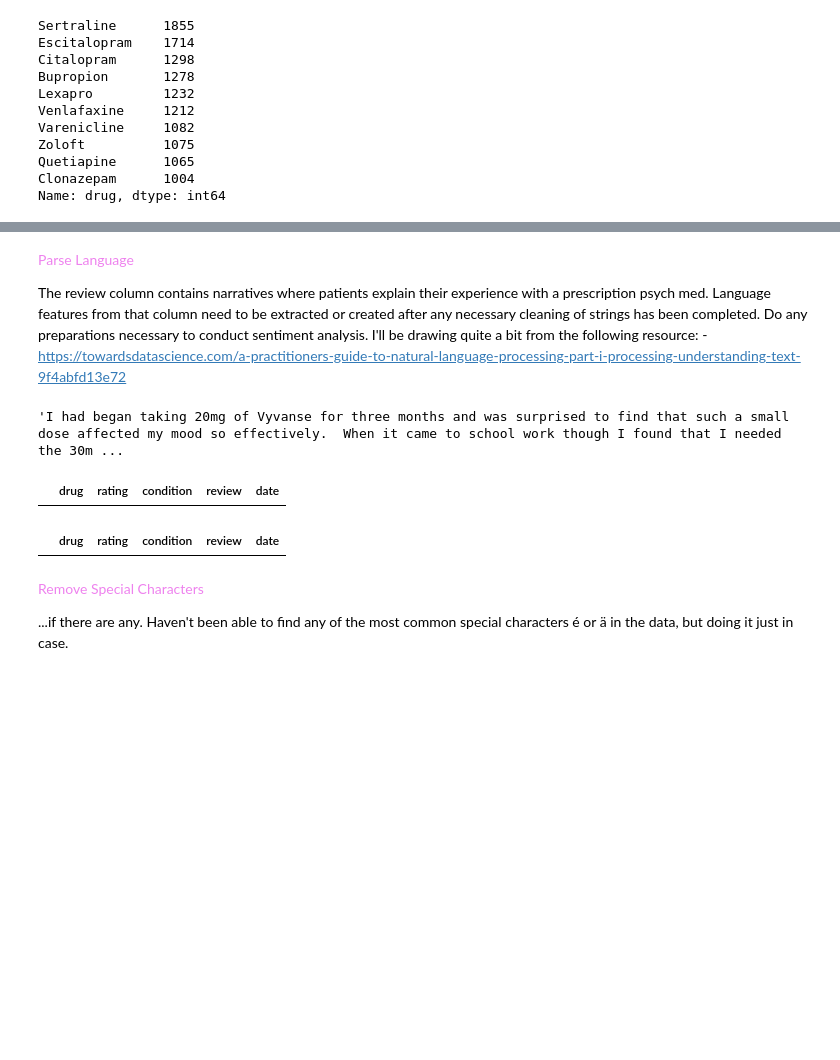
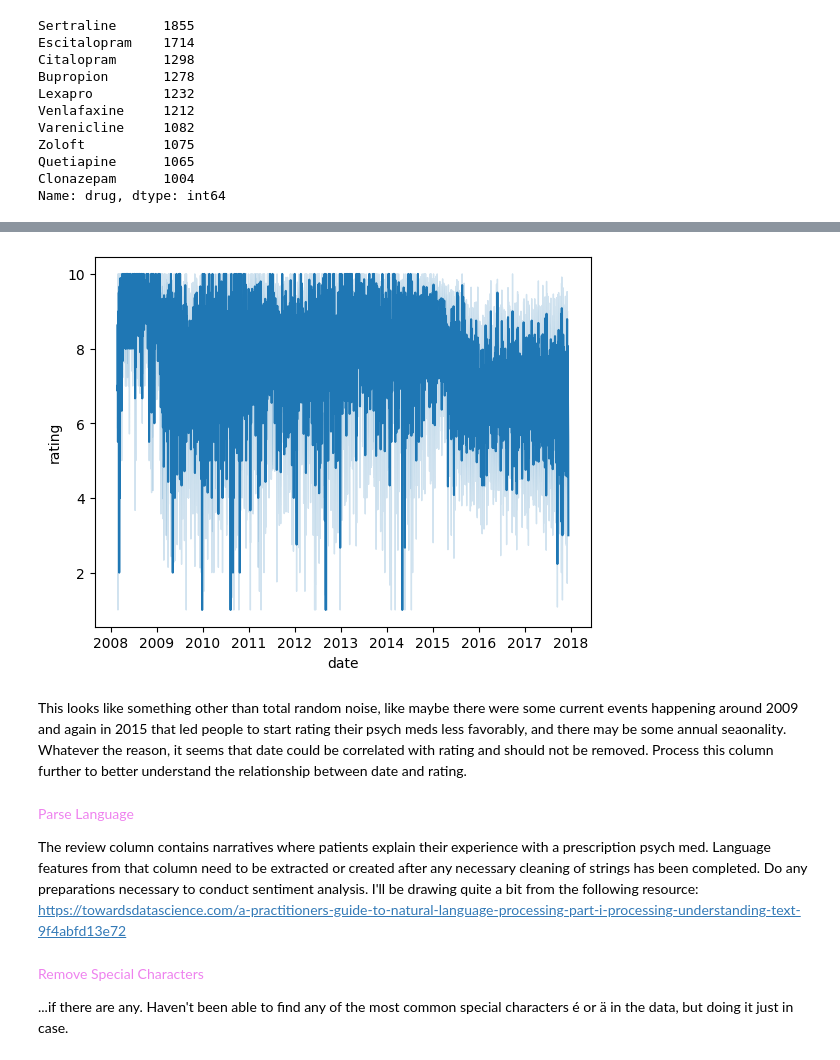
Before and after one commit to fractaldatalearning/psychedelic_efficacy, a Jupyter notebook: notebooks/2-kl-studies-eda.ipynb, the cells around one changed output, grey strips where cells are left out. Drawn from its saved outputs; the diff is of its cells as text; code cells hidden in the pictures; blank space fills up the shorter version.

Commit message:
most initial eda complete, starting time series analysis on date column

```diff
--- a/notebooks/2-kl-studies-eda.ipynb
+++ b/notebooks/2-kl-studies-eda.ipynb
@@ -163,0 +257,3 @@ sort_values(self, by: 'IndexLabel', *, axis: 'Axis' = 0, ascending: 'bool | list
+# %%
+df.date = df.date.replace('0', np.nan)
+df.date
@@ -163,0 +273,3 @@ sort_values(self, by: 'IndexLabel', *, axis: 'Axis' = 0, ascending: 'bool | list
+# %%
+df.date = pd.to_datetime(df.date)
+df.date
@@ -164,21 +289,21 @@ sort_values(self, by: 'IndexLabel', *, axis: 'Axis' = 0, ascending: 'bool | list
+# %%
+sns.lineplot(data=df, x='date', y='rating')
+plt.show()
+# %% [output]
+[figure, added]
+# %% [markdown]
+This looks like something other than total random noise, like maybe there were some current events happening around 2009 and again in 2015 that led people to start rating their psych meds less favorably, and there may be some annual seaonality. Whatever the reason, it seems that date could be correlated with rating and should not be removed. Process this column further to better understand the relationship between date and rating.
 # %% [markdown]
 <font color='violet'> Parse Language
 
-   The review column contains narratives where patients explain their experience with a prescription psych med. Language features from that column need to be extracted or created after any necessary cleaning of strings has been completed. Do any preparations necessary to conduct sentiment analysis. I'll be drawing quite a bit from the following resource:
-    - https://towardsdatascience.com/a-practitioners-guide-to-natural-language-processing-part-i-processing-understanding-text-9f4abfd13e72
+The review column contains narratives where patients explain their experience with a prescription psych med. Language features from that column need to be extracted or created after any necessary cleaning of strings has been completed. Do any preparations necessary to conduct sentiment analysis. I'll be drawing quite a bit from the following resource: https://towardsdatascience.com/a-practitioners-guide-to-natural-language-processing-part-i-processing-understanding-text-9f4abfd13e72
 # %%
 # View a sample string. Search for special characters.
 df.review[0]
-# %% [output]
-'I had began taking 20mg of Vyvanse for three months and was surprised to find that such a small dose affected my mood so effectively.  When it came to school work though I found that I needed the 30m ...
 # %%
 df[df['review'].str.find("é")!=-1].head(1)
-# %% [output]
-|  | drug | rating | condition | review | date |
 # %%
 df[df['review'].str.find("ä")!=-1].head(1)
-# %% [output]
-|  | drug | rating | condition | review | date |
 # %% [markdown]
 <font color='violet'> Remove Special Characters
 
```
Also changed, not shown: parts of 30 cells of this notebook.
